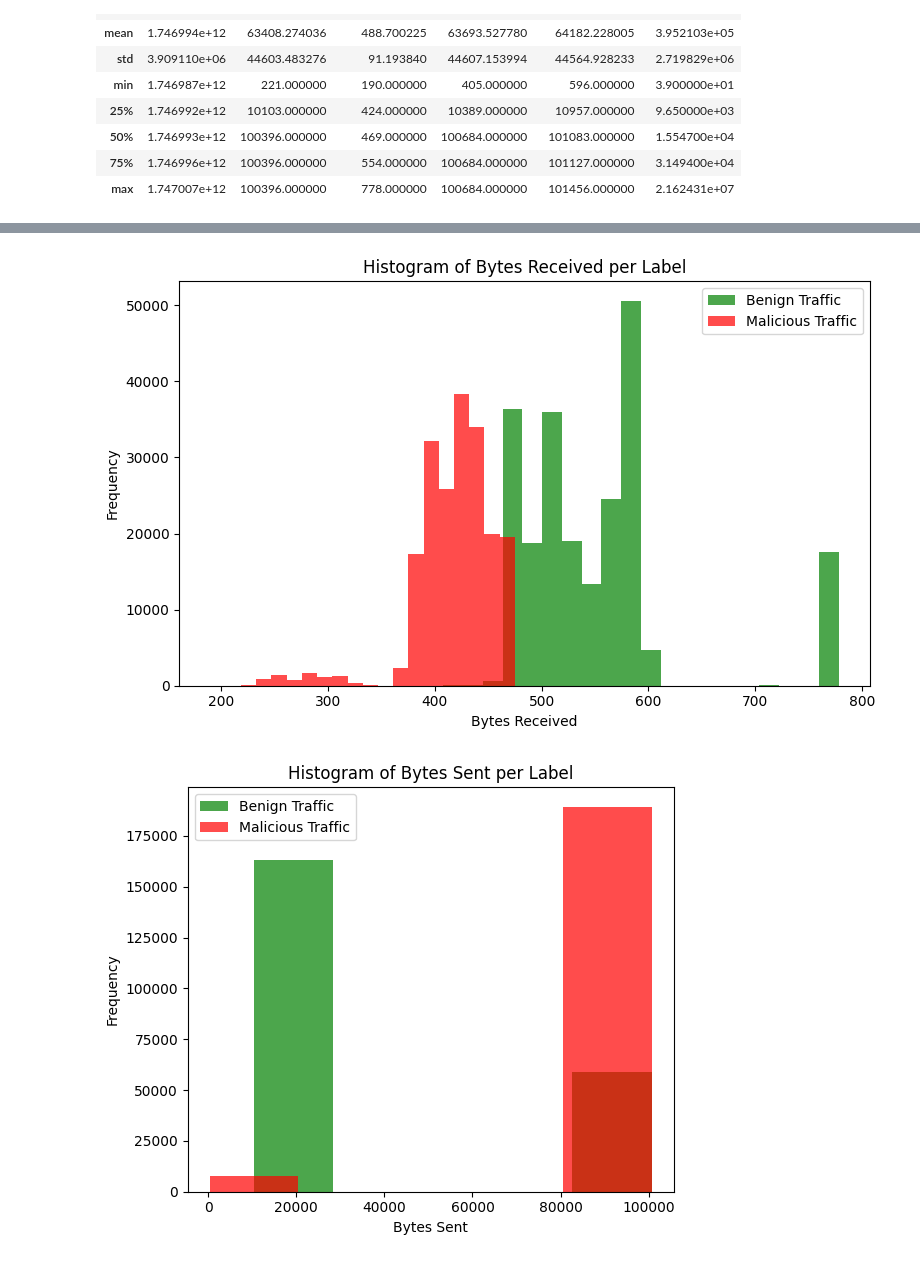
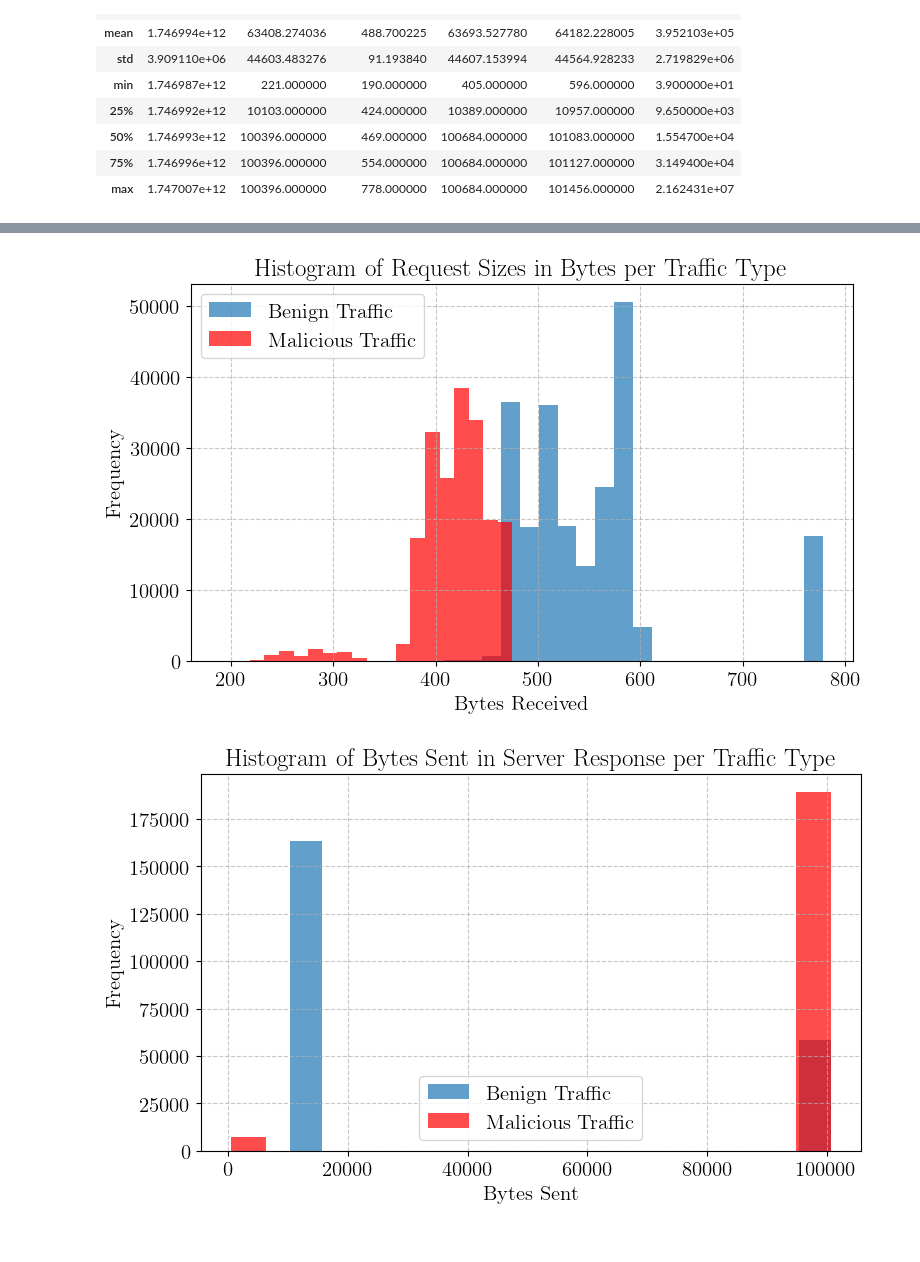
Before and after one commit to Palatiin/ddos-detection, a Jupyter notebook: ml/dataset.ipynb, the cells around one changed output, grey strips where cells are left out. Cells and saved outputs as stored; diff of their text form; code cells hidden in the pictures.

```diff
--- a/ml/dataset.ipynb
+++ b/ml/dataset.ipynb
@@ -19,15 +19,28 @@ Apache HTTP server log format:
 
 import numpy as np
 import pandas as pd
+import matplotlib.pyplot as plt
+import matplotlib.dates as mdates
+
+# Setup for export to LaTeX
+plt.rcParams.update({
+    "text.usetex": True,
+    "pgf.rcfonts": False,
+    "font.family": "lmr",
+    "font.size": 15,
+})
+
 
 # Parse logs into DataFrame
 columns = ["ip", "logname", "user", "timestamp", "method", "path", "query",
            "protocol", "status", "response_size", "referer", "user_agent", "bytes_received",
            "bytes_sent", "bytes_transferred", "connection_status", "keepalive_count",
            "processing_time", "error_log_id", "label"]
+dataset_path = "../dataset/train1_access.log"  # test dataset: "../dataset/test1_access.log"
+dataset_type = "train" if "train" in dataset_path else "test"
 
 df = pd.DataFrame(
-    np.genfromtxt("../dataset/train1_access.log", delimiter="|", dtype=str, encoding="utf-8"),
+    np.genfromtxt(dataset_path, delimiter="|", dtype=str, encoding="utf-8"),
     columns=columns
 )
 df = df[df["label"] != "-"]
@@ -161,35 +202,39 @@ del processing_time_by_type
 plt.figure(figsize=(8, 5))
 
 # Create histograms for each label
-plt.hist(df[df['label'] == "0"]['bytes_received'], bins=20, alpha=0.7, label='Benign Traffic', color='green')
+plt.hist(df[df['label'] == "0"]['bytes_received'], bins=20, alpha=0.7, label='Benign Traffic', color='tab:blue')
 plt.hist(df[df['label'] == "1"]['bytes_received'], bins=20, alpha=0.7, label='Malicious Traffic', color='red')
 
+plt.grid(True, linestyle='--', alpha=0.7)
 plt.xlabel('Bytes Received')
 plt.ylabel('Frequency')
-plt.title('Histogram of Bytes Received per Label')
+plt.title('Histogram of Request Sizes in Bytes per Traffic Type')
 plt.legend()
 
 plt.tight_layout()
-plt.show()
+# plt.show()
+plt.savefig(f"../img/{dataset_type}-request-bytes-received-histogram.pgf", bbox_inches='tight')
 # %% [output]
-[figure, old version]
+[figure, new version]
 # %%
 # Histogram of bytes_sent per label
-plt.figure(figsize=(6, 5))
+plt.figure(figsize=(8, 5))
 
 # Create histograms for each label
-plt.hist(df[df['label'] == "0"]['bytes_sent'], bins=5, alpha=0.7, label='Benign Traffic', color='green')
-plt.hist(df[df['label'] == "1"]['bytes_sent'], bins=5, alpha=0.7, label='Malicious Traffic', color='red')
+plt.hist(df[df['label'] == "0"]['bytes_sent'], bins=17, alpha=0.7, label='Benign Traffic', color='tab:blue')
+plt.hist(df[df['label'] == "1"]['bytes_sent'], bins=17, alpha=0.7, label='Malicious Traffic', color='red')
 
 plt.xlabel('Bytes Sent')
 plt.ylabel('Frequency')
-plt.title('Histogram of Bytes Sent per Label')
+plt.grid(True, linestyle='--', alpha=0.7)
+plt.title('Histogram of Bytes Sent in Server Response per Traffic Type')
 plt.legend()
 
 plt.tight_layout()
-plt.show()
+# plt.show()
+plt.savefig(f"../img/{dataset_type}-request-bytes-sent-histogram.pgf", bbox_inches='tight')
 # %% [output]
-[figure, old version]
+[figure, new version]
 # %%
 # Histogram of connection_status per label
 logs_by_connection_status = df.groupby(["connection_status", "label"]).size().unstack(fill_value=0)
```
Also changed, not shown: parts of 7 cells of this notebook, 1 other file.
